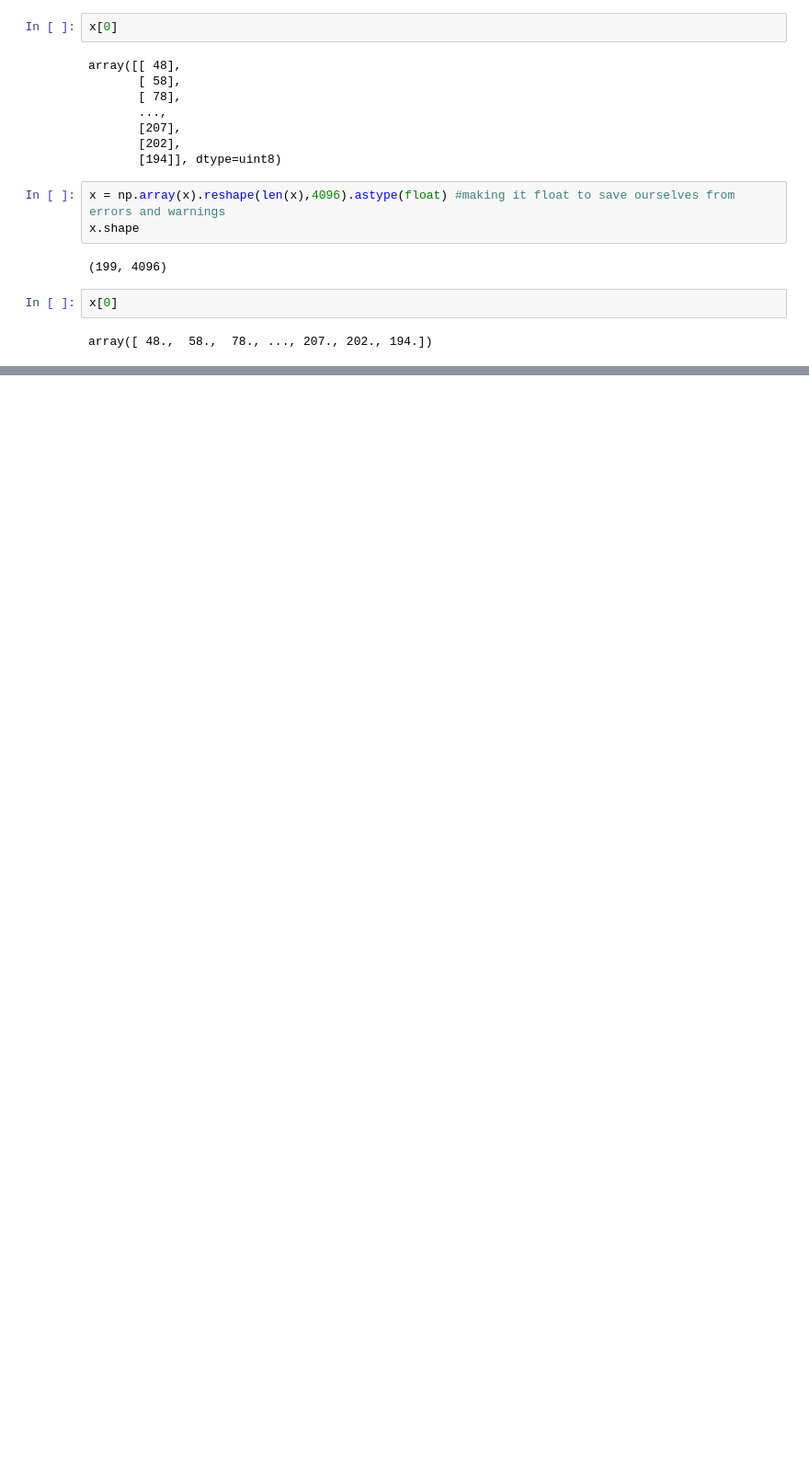
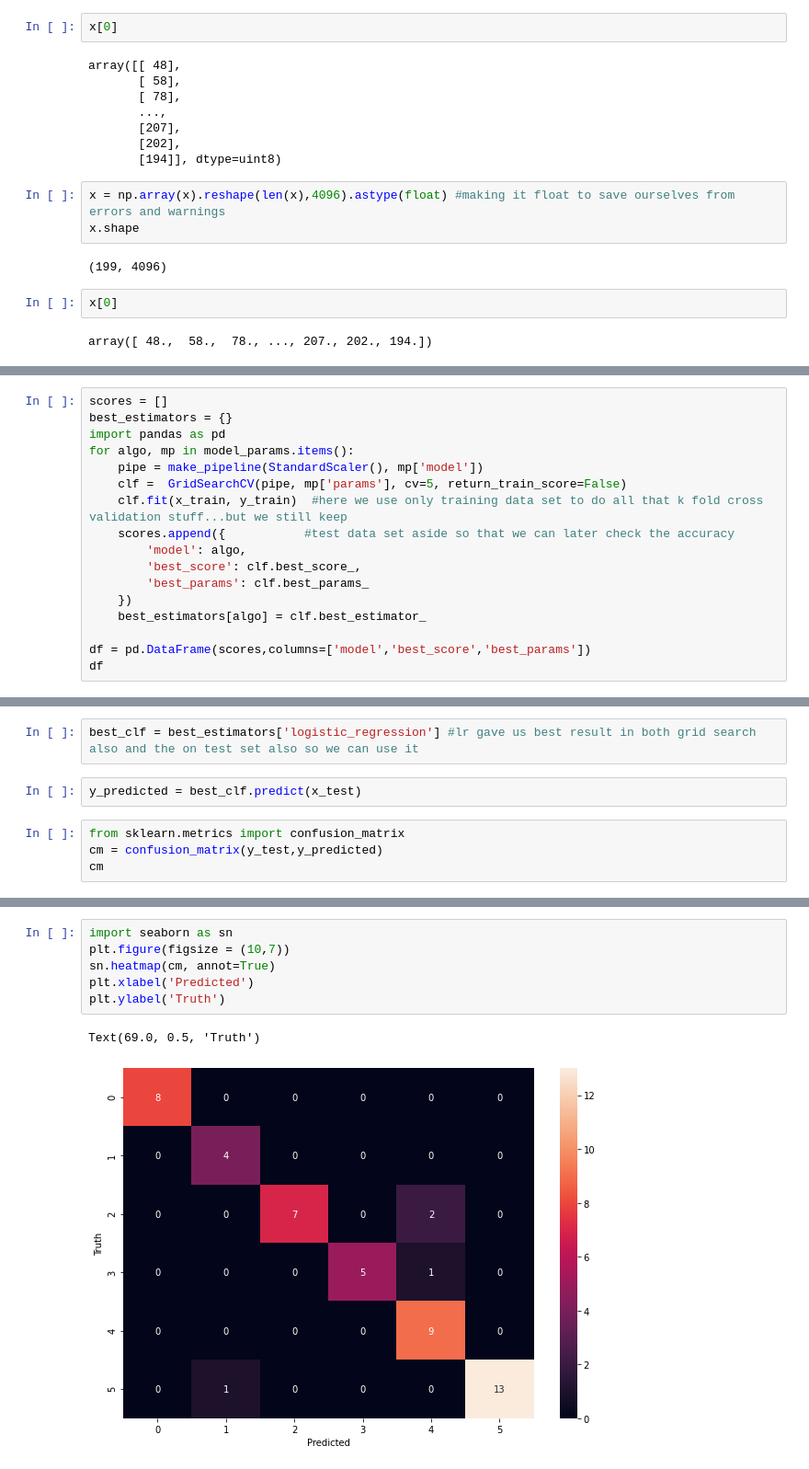
Before and after one commit to eddy1006/Celebrity_Face_Recognition, a Jupyter notebook: model/sports_person_classifier_model.ipynb, the cells around one changed output, grey strips where cells are left out. Shown at 92% size. Saved outputs shown, nothing was run; the diff lists cells and outputs as text; blank space fills up the shorter version.

Commit message:
exported the finished model

```diff
--- a/model/sports_person_classifier_model.ipynb
+++ b/model/sports_person_classifier_model.ipynb
@@ -332,0 +402,17 @@ array([ 48.,  58.,  78., ..., 207., 202., 194.])
+# %%
+scores = []
+best_estimators = {}
+import pandas as pd
+for algo, mp in model_params.items():
+    pipe = make_pipeline(StandardScaler(), mp['model'])
+    clf =  GridSearchCV(pipe, mp['params'], cv=5, return_train_score=False)
+    clf.fit(x_train, y_train)  #here we use only training data set to do all that k fold cross validation stuff...but we still keep
+    scores.append({           #test data set aside so that we can later check the accuracy
+        'model': algo,
+        'best_score': clf.best_score_,
+        'best_params': clf.best_params_
+    })
+    best_estimators[algo] = clf.best_estimator_
+
+df = pd.DataFrame(scores,columns=['model','best_score','best_params'])
+df
@@ -332,0 +448,8 @@ array([ 48.,  58.,  78., ..., 207., 202., 194.])
+# %%
+best_clf = best_estimators['logistic_regression'] #lr gave us best result in both grid search also and the on test set also so we can use it
+# %%
+y_predicted = best_clf.predict(x_test)
+# %%
+from sklearn.metrics import confusion_matrix
+cm = confusion_matrix(y_test,y_predicted)
+cm
@@ -332,0 +463,9 @@ array([ 48.,  58.,  78., ..., 207., 202., 194.])
+# %%
+import seaborn as sn
+plt.figure(figsize = (10,7))
+sn.heatmap(cm, annot=True)
+plt.xlabel('Predicted')
+plt.ylabel('Truth')
+# %% [output]
+Text(69.0, 0.5, 'Truth')
+[figure, added]
```
Also changed, not shown: parts of 19 cells of this notebook, 2 other files.
